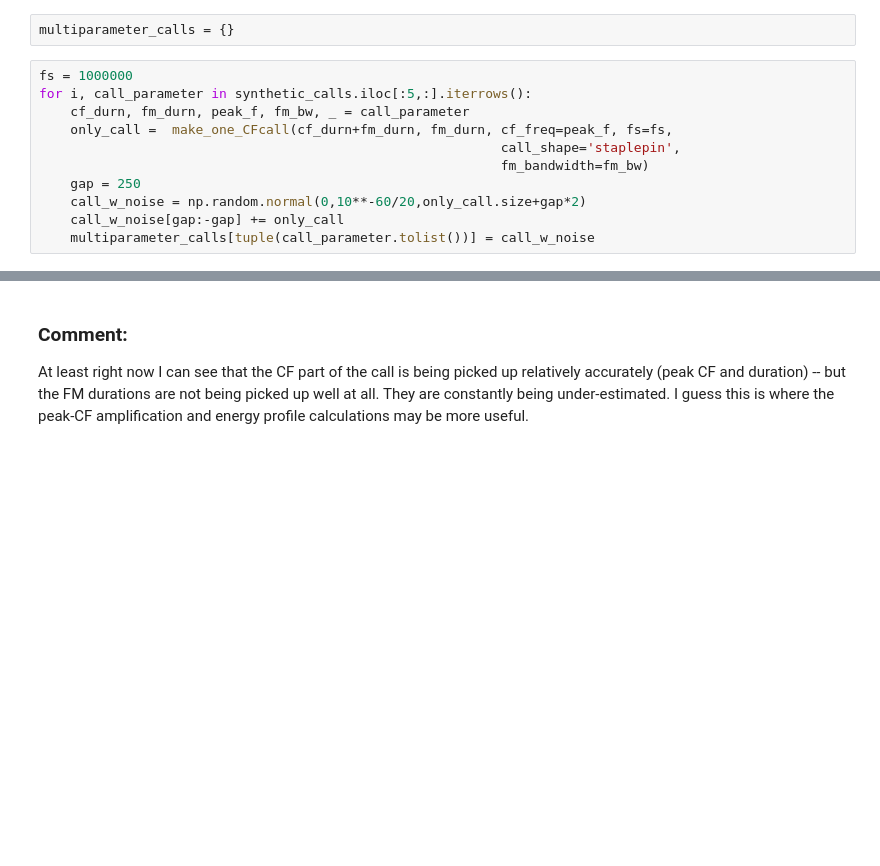
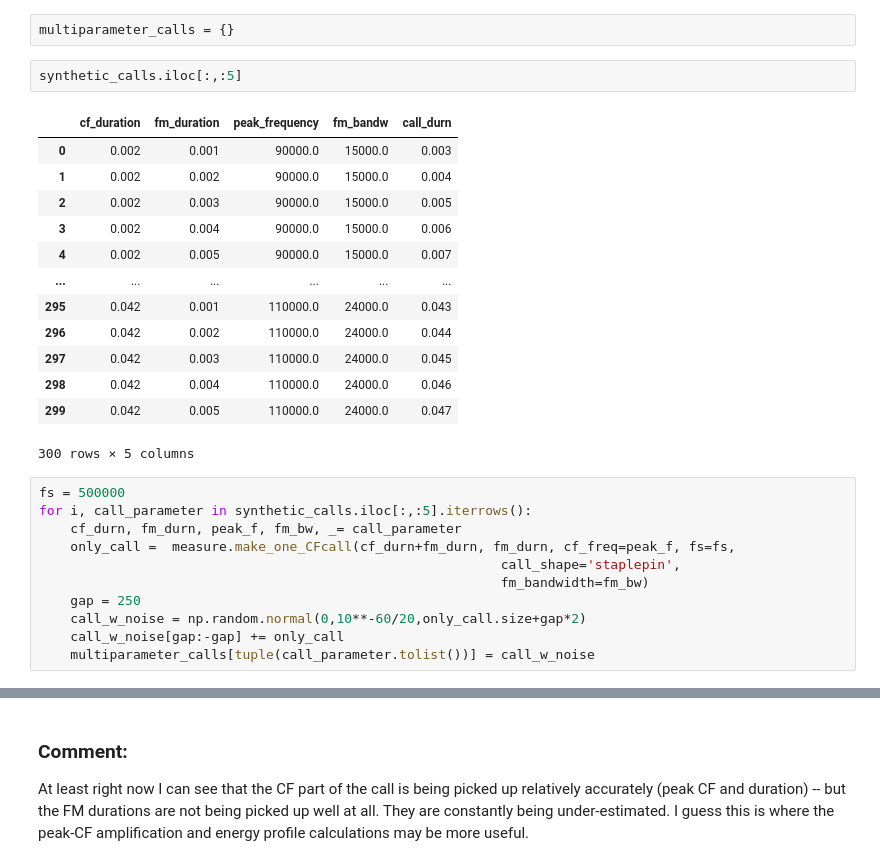
Before and after one commit to thejasvibr/itsfm, a Jupyter notebook: figuring_out/How accurate is measure_horseshoe_bat_calls.ipynb, the cells around one changed output, grey strips where cells are left out. Saved outputs shown, nothing was run; the diff lists cells and outputs as text; blank space fills up the shorter version.

```diff
--- a/figuring_out/How accurate is measure_horseshoe_bat_calls.ipynb
+++ b/figuring_out/How accurate is measure_horseshoe_bat_calls.ipynb
@@ -33,10 +46,26 @@ synthetic_calls.head()
 # %%
 multiparameter_calls = {}
+# %%
+synthetic_calls.iloc[:,:5]
+# %% [output]
+|  | cf_duration | fm_duration | peak_frequency | fm_bandw | call_durn |
+| 0 | 0.002 | 0.001 | 90000.0 | 15000.0 | 0.003 |
+| 1 | 0.002 | 0.002 | 90000.0 | 15000.0 | 0.004 |
+| 2 | 0.002 | 0.003 | 90000.0 | 15000.0 | 0.005 |
+| 3 | 0.002 | 0.004 | 90000.0 | 15000.0 | 0.006 |
+| 4 | 0.002 | 0.005 | 90000.0 | 15000.0 | 0.007 |
+| ... | ... | ... | ... | ... | ... |
+| 295 | 0.042 | 0.001 | 110000.0 | 24000.0 | 0.043 |
+| 296 | 0.042 | 0.002 | 110000.0 | 24000.0 | 0.044 |
+| 297 | 0.042 | 0.003 | 110000.0 | 24000.0 | 0.045 |
+| 298 | 0.042 | 0.004 | 110000.0 | 24000.0 | 0.046 |
+| 299 | 0.042 | 0.005 | 110000.0 | 24000.0 | 0.047 |
+300 rows × 5 columns
 # %%
-fs = 1000000
-for i, call_parameter in synthetic_calls.iloc[:5,:].iterrows():
-    cf_durn, fm_durn, peak_f, fm_bw, _ = call_parameter
-    only_call =  make_one_CFcall(cf_durn+fm_durn, fm_durn, cf_freq=peak_f, fs=fs,
+fs = 500000
+for i, call_parameter in synthetic_calls.iloc[:,:5].iterrows():
+    cf_durn, fm_durn, peak_f, fm_bw, _= call_parameter
+    only_call =  measure.make_one_CFcall(cf_durn+fm_durn, fm_durn, cf_freq=peak_f, fs=fs,
                                                            call_shape='staplepin',
                                                            fm_bandwidth=fm_bw)
     gap = 250
```
Also changed, not shown: parts of 23 cells of this notebook, 13 other files.
